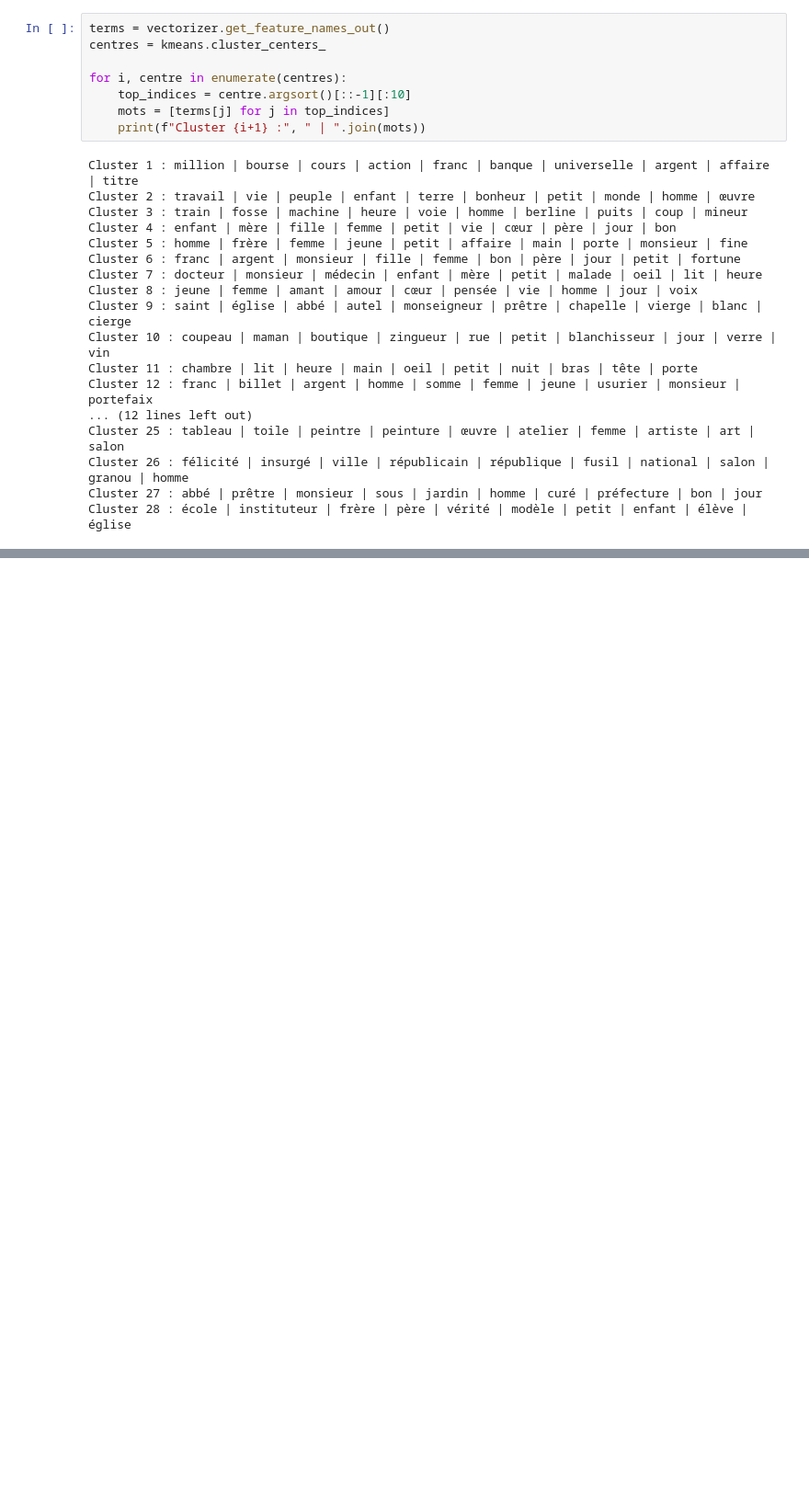
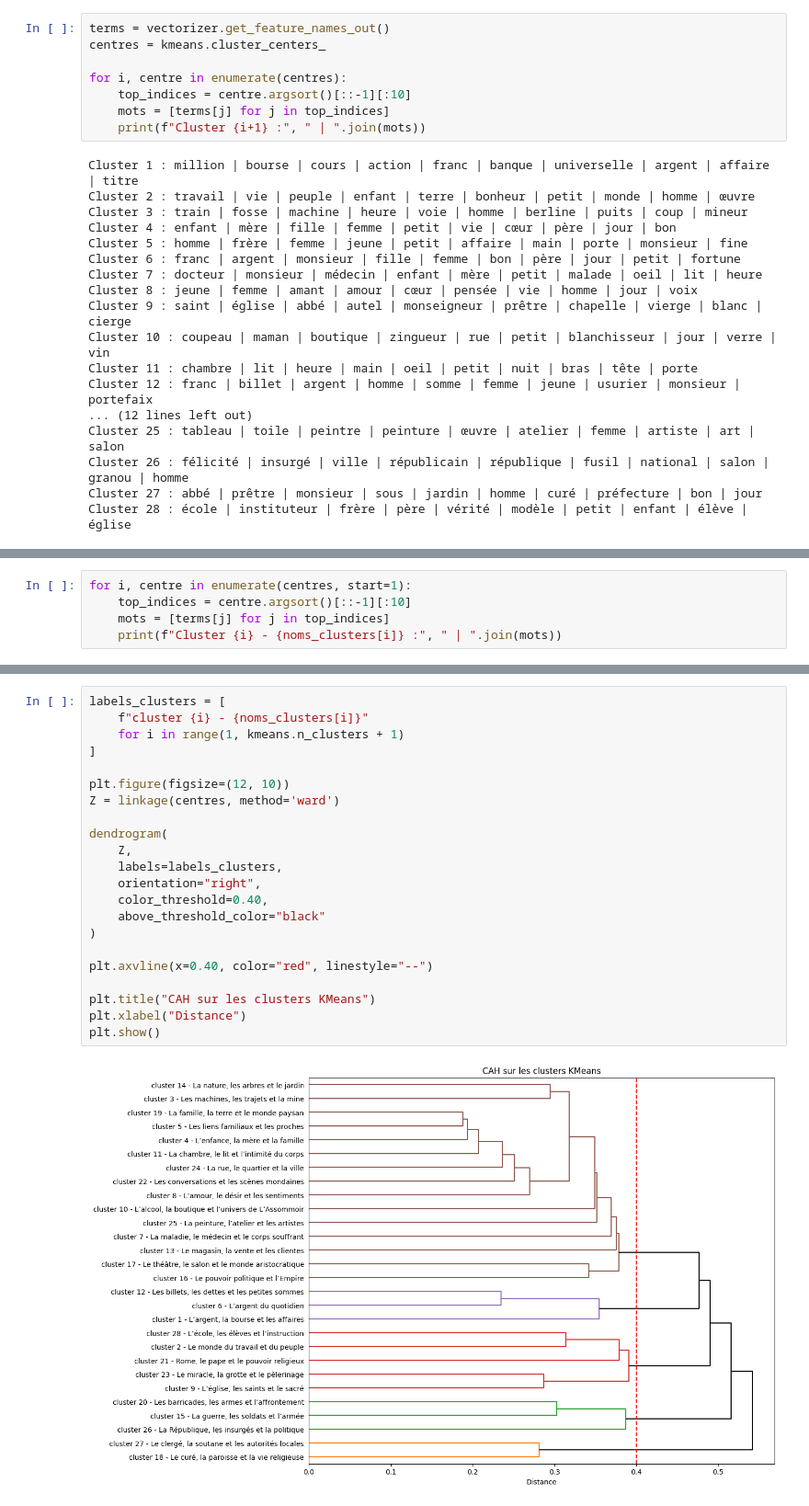
Before and after one commit to MorganRichard25/analyse_topic_zola, a Jupyter notebook: scr_paquet_phrases/Kmeans.ipynb, the cells around one changed output, grey strips where cells are left out. Shown at 92% size. Cells and saved outputs as stored; diff of their text form; blank space fills up the shorter version.

```diff
--- a/scr_paquet_phrases/Kmeans.ipynb
+++ b/scr_paquet_phrases/Kmeans.ipynb
@@ -135,0 +131,5 @@ Cluster 28 ==> Groupe CAH 3
+# %%
+for i, centre in enumerate(centres, start=1):
+    top_indices = centre.argsort()[::-1][:10]
+    mots = [terms[j] for j in top_indices]
+    print(f"Cluster {i} - {noms_clusters[i]} :", " | ".join(mots))
@@ -135,0 +154,24 @@ Cluster 28 ==> Groupe CAH 3
+# %%
+labels_clusters = [
+    f"cluster {i} - {noms_clusters[i]}"
+    for i in range(1, kmeans.n_clusters + 1)
+]
+
+plt.figure(figsize=(12, 10))
+Z = linkage(centres, method='ward')
+
+dendrogram(
+    Z,
+    labels=labels_clusters,
+    orientation="right",
+    color_threshold=0.40,
+    above_threshold_color="black"
+)
+
+plt.axvline(x=0.40, color="red", linestyle="--")
+
+plt.title("CAH sur les clusters KMeans")
+plt.xlabel("Distance")
+plt.show()
+# %% [output]
+[figure, added]
```
Also changed, not shown: parts of 21 cells of this notebook, 2 other files.
